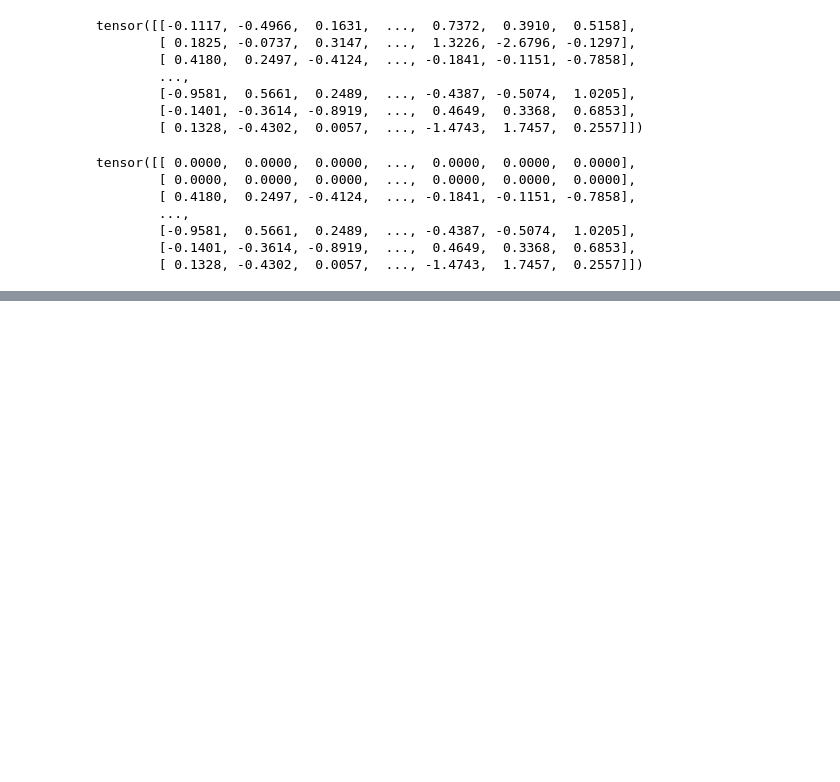
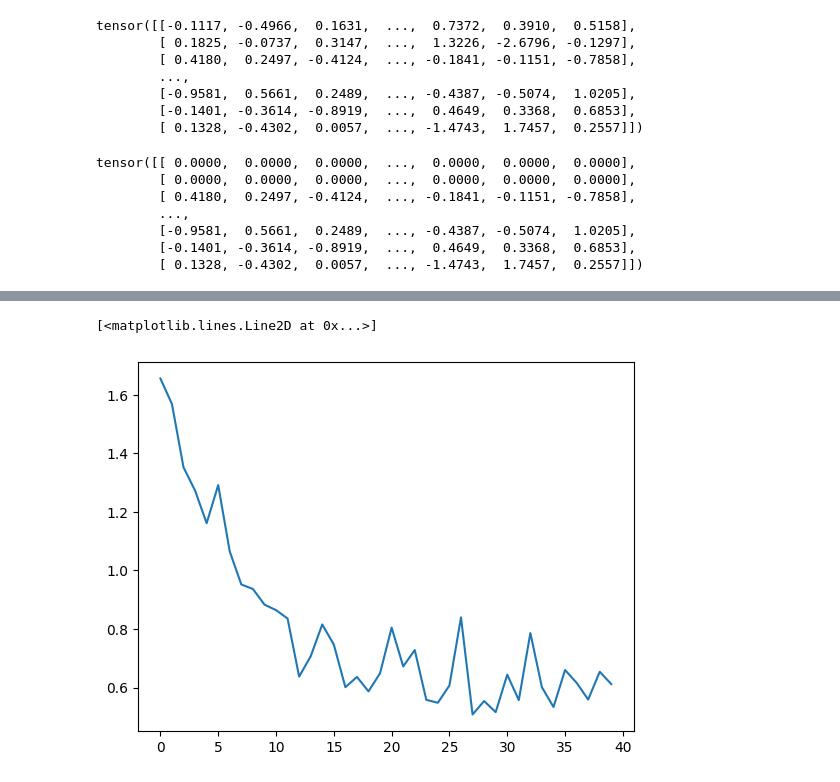
Before and after one commit to ganeshred/NLPAuthorshipAttributionNLM, a Jupyter notebook: LSTM_task3.ipynb, the cells around one changed output, grey strips where cells are left out. Cells and saved outputs as stored; diff of their text form; code cells hidden in the pictures; blank space fills up the shorter version.

```diff
--- a/LSTM_task3.ipynb
+++ b/LSTM_task3.ipynb
@@ -387,0 +405,5 @@ Test Loss: 0.791 | Test Acc: 69.55%
+# %%
+plt.plot(valid_losses_list)
+# %% [output]
+[<matplotlib.lines.Line2D at 0x...>]
+[figure, added]
```
Also changed, not shown: parts of 19 cells of this notebook.
